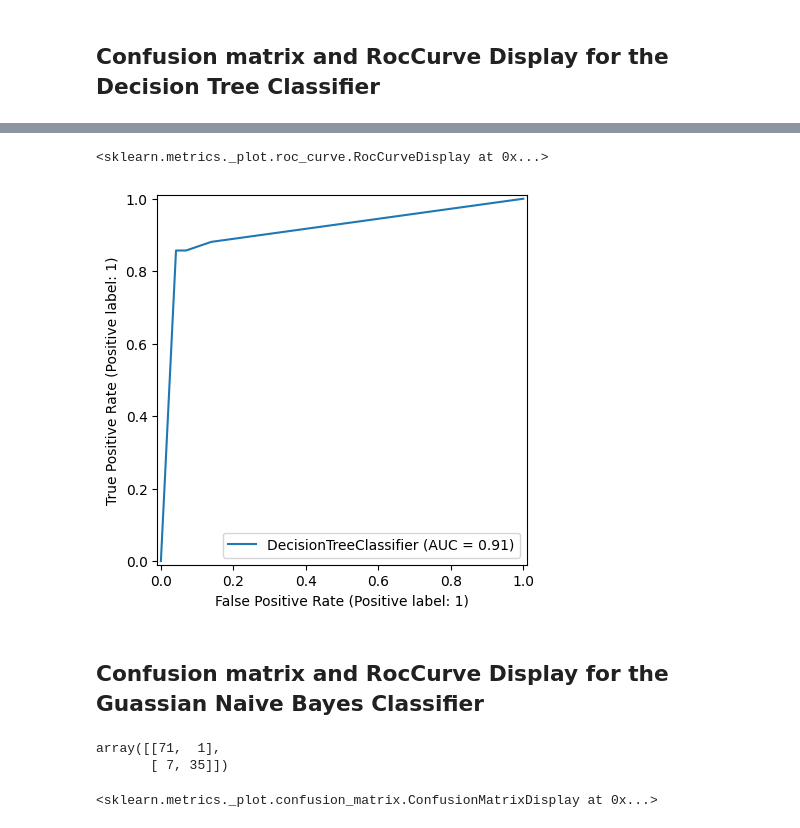
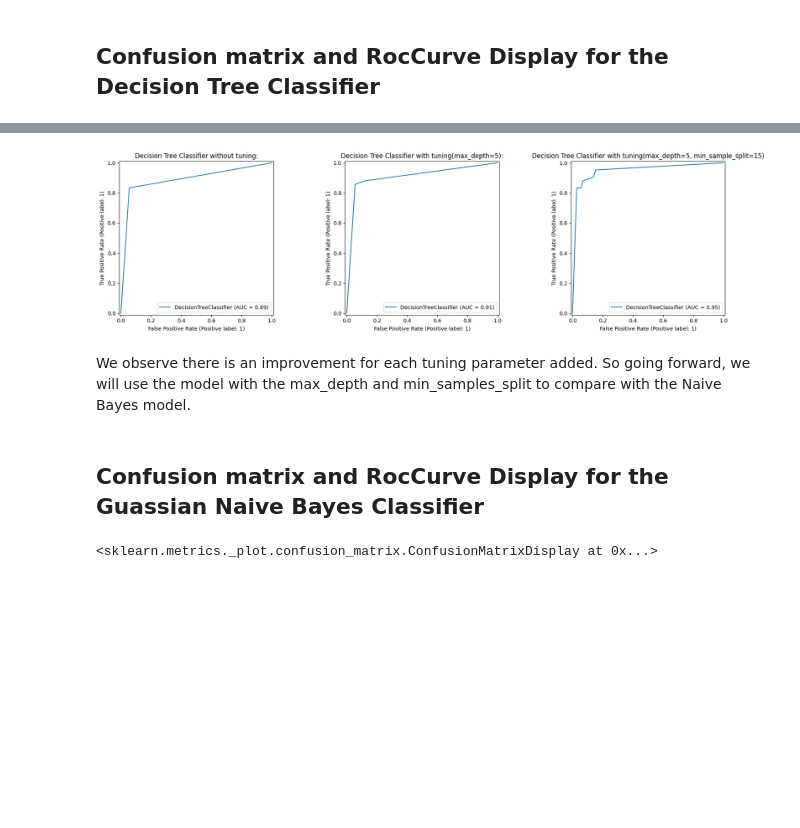
Before and after one commit to Wolff404/Unsupervised-learning, a Jupyter notebook: Comparison_of_classifiers.ipynb, the cells around one changed output, grey strips where cells are left out. Saved outputs shown, nothing was run; the diff lists cells and outputs as text; code cells hidden in the pictures; blank space fills up the shorter version.

```diff
--- a/Comparison_of_classifiers.ipynb
+++ b/Comparison_of_classifiers.ipynb
@@ -221,13 +255,22 @@ ConfusionMatrixDisplay.from_estimator(decision_tree_model1, test_features, test_
-# %%
-RocCurveDisplay.from_estimator(decision_tree_model1, test_features, test_target)
-# %% [output]
-<sklearn.metrics._plot.roc_curve.RocCurveDisplay at 0x...>
-[figure, removed]
+# %%
+# Using test features and test targets
+fig, axes = plt.subplots(1, 3, figsize=(18, 5))
+
+RocCurveDisplay.from_estimator(decision_tree_model0, test_features, test_target, ax=axes[0])
+axes[0].set_title("Decision Tree Classifier without tuning:")
+
+RocCurveDisplay.from_estimator(decision_tree_model1, test_features, test_target, ax=axes[1])
+axes[1].set_title("Decision Tree Classifier with tuning(max_depth=5):")
+
+RocCurveDisplay.from_estimator(decision_tree_model2, test_features, test_target, ax=axes[2])
+axes[2].set_title("Decision Tree Classifier with tuning(max_depth=5, min_sample_split=15)")
+
+plt.tight_layout()
+plt.show()
+# %% [output]
+[figure, added]
+# %% [markdown]
+We observe there is an improvement for each tuning parameter added. So going forward, we will use the model with the max_depth and min_samples_split to compare with the Naive Bayes model.
 # %% [markdown]
 ## Confusion matrix and RocCurve Display for the Guassian Naive Bayes Classifier
-# %%
-confusion_matrix(test_target, naive_bayes_model1.predict(test_features))
-# %% [output]
-array([[71,  1],
-       [ 7, 35]])
 # %%
```
Also changed, not shown: parts of 14 cells of this notebook.
